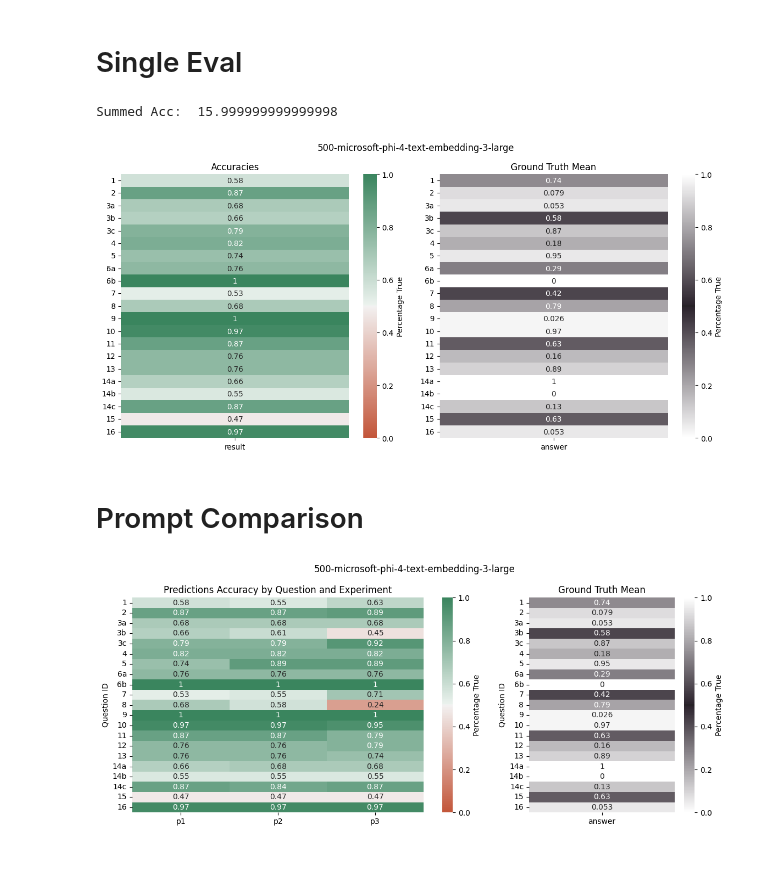
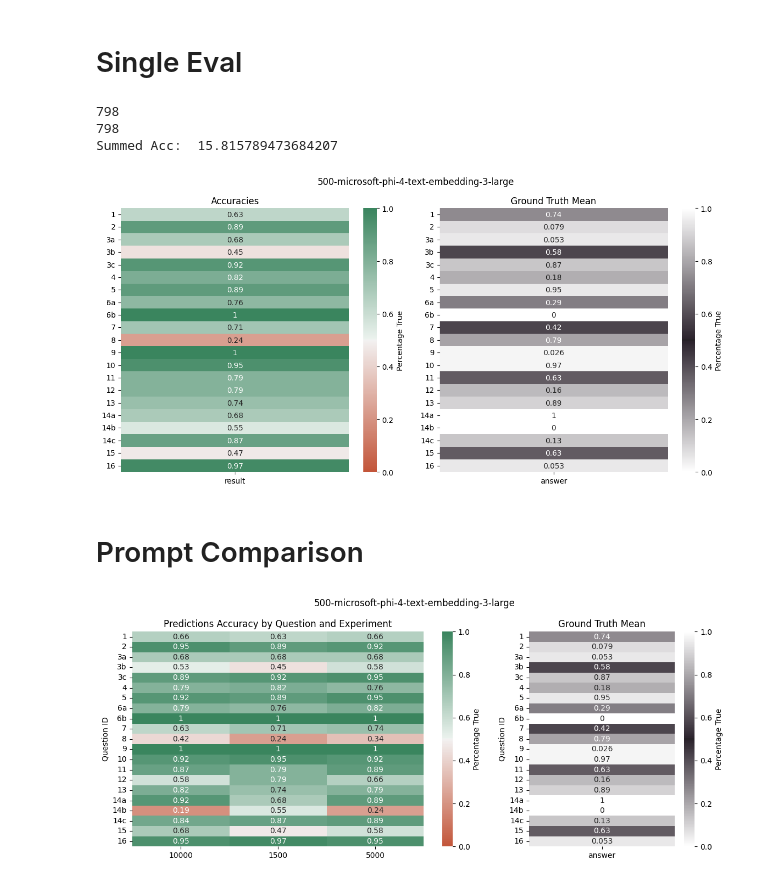
Before and after one commit to timovdk/grolts-llm, a Jupyter notebook: src/eval.ipynb, the cells around one changed output. Saved outputs shown, nothing was run; the diff lists cells and outputs as text; code cells hidden in the pictures.

```diff
--- a/src/eval.ipynb
+++ b/src/eval.ipynb
@@ -36,7 +39,9 @@ df_merged['result'] = np.where(
     df_merged['answer_pred'] == df_merged['answer_true'],
     np.nan
 )
+print(len(df_merged))
 df_merged.dropna(inplace=True)
+print(len(df_merged))
 
 # Group by 'question_id' to calculate the mean accuracy per question
 percent_true_by_question = df_merged.groupby('question_id')['result'].mean().reset_index()
@@ -85,17 +90,19 @@ fig.suptitle(filename)
 fig.tight_layout()
 plt.show()
 # %% [output]
-Summed Acc:  15.999999999999998
+798
+798
+Summed Acc:  15.815789473684207
-[figure, old version]
+[figure, new version]
 # %% [markdown]
 # Prompt Comparison
 # %%
-df1 = pd.read_csv(path + filename + '-p1.csv')
-df1['experiment'] = 'p1'
-df2 = pd.read_csv(path + filename + '-p2.csv')
-df2['experiment'] = 'p2'
-df3 = pd.read_csv(path + filename + '-p3.csv')
-df3['experiment'] = 'p3'
+df1 = pd.read_csv('data_out/500-microsoft-phi-4-text-embedding-3-large-p3.csv')
+df1['experiment'] = '1500'
+df2 = pd.read_csv('data_out/1000-microsoft-phi-4-text-embedding-3-large-p3.csv')
+df2['experiment'] = '5000'
+df3 = pd.read_csv('data_out/2000-microsoft-phi-4-text-embedding-3-large-p3.csv')
+df3['experiment'] = '10000'
 
 # Combine the data
 df = pd.concat([df1, df2, df3])
@@ -145,31 +152,31 @@ ax1.set_xlabel('')
 ax1.set_ylabel('Question ID')
 if GROLTS_LABELS:
     g.set_yticklabels(['1', '2', '3a', '3b', '3c', '4', '5', '6a', '6b', '7', '8', '9', '10', '11', '12', '13', '14a', '14b', '14c', '15', '16'])
 ax1.set_yticklabels(ax1.get_yticklabels(), rotation=0)
 
 # Prepare the true labels data for comparison
 percent_true_by_question_lab = df_labels.groupby('question_id')['answer'].mean().reset_index()
 
 # Heatmap for ground truth mean accuracy by question
 g = sns.heatmap(
     percent_true_by_question_lab.set_index('question_id'),
     annot=True,
     cmap=sns.diverging_palette(0, 0, l=100, center="dark", as_cmap=True),
     cbar_kws={'label': 'Percentage True'},
     vmin=0, vmax=1,
     ax=ax2
 )
 ax2.set_title('Ground Truth Mean')
 ax2.set_xlabel('')
 ax2.set_ylabel('Question ID')
 if GROLTS_LABELS:
     g.set_yticklabels(['1', '2', '3a', '3b', '3c', '4', '5', '6a', '6b', '7', '8', '9', '10', '11', '12', '13', '14a', '14b', '14c', '15', '16'])
 ax2.set_yticklabels(ax2.get_yticklabels(), rotation=0)
 
 # Final title and layout adjustment
 fig.suptitle(filename)
 fig.tight_layout()
 plt.savefig('../viz/' + filename + '.pdf', bbox_inches='tight')
 plt.show()
 # %% [output]
-[figure, old version]
+[figure, new version]
```
Also changed, not shown: parts of 1 cell of this notebook, 5 other files.
